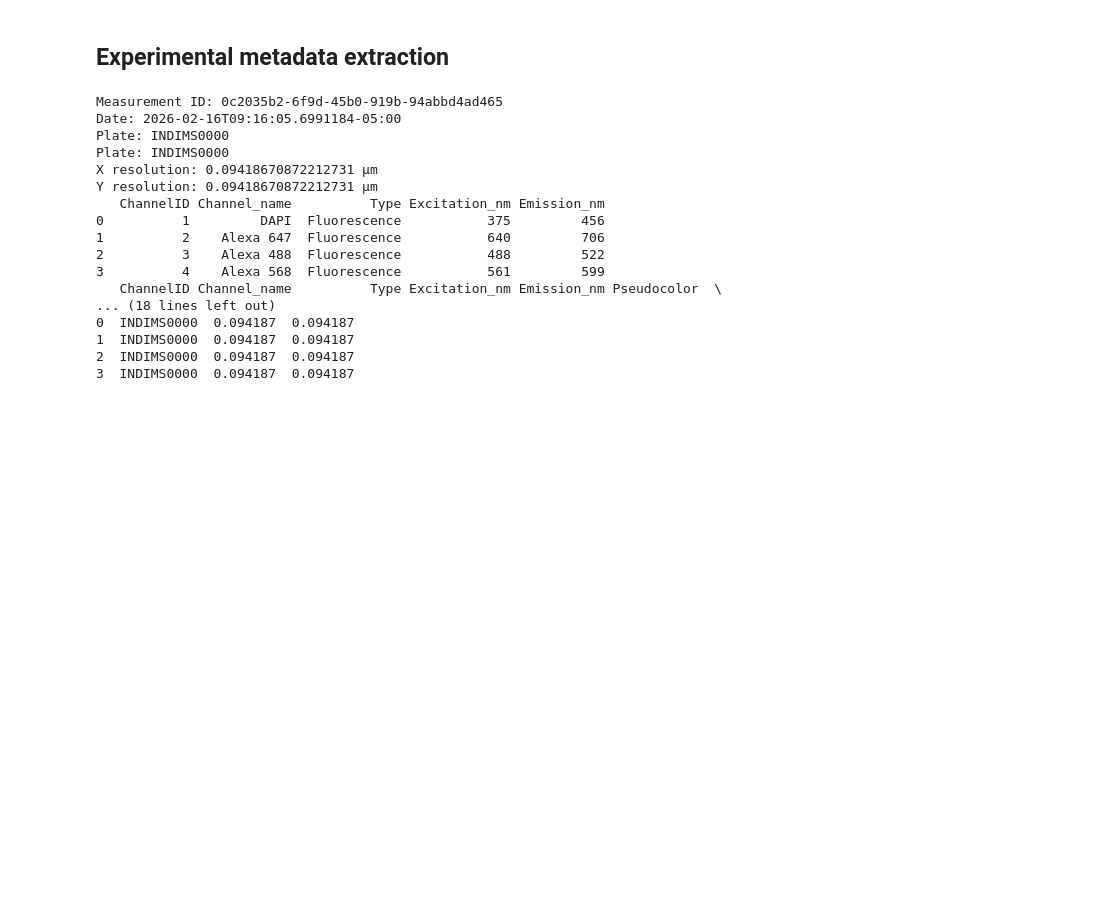
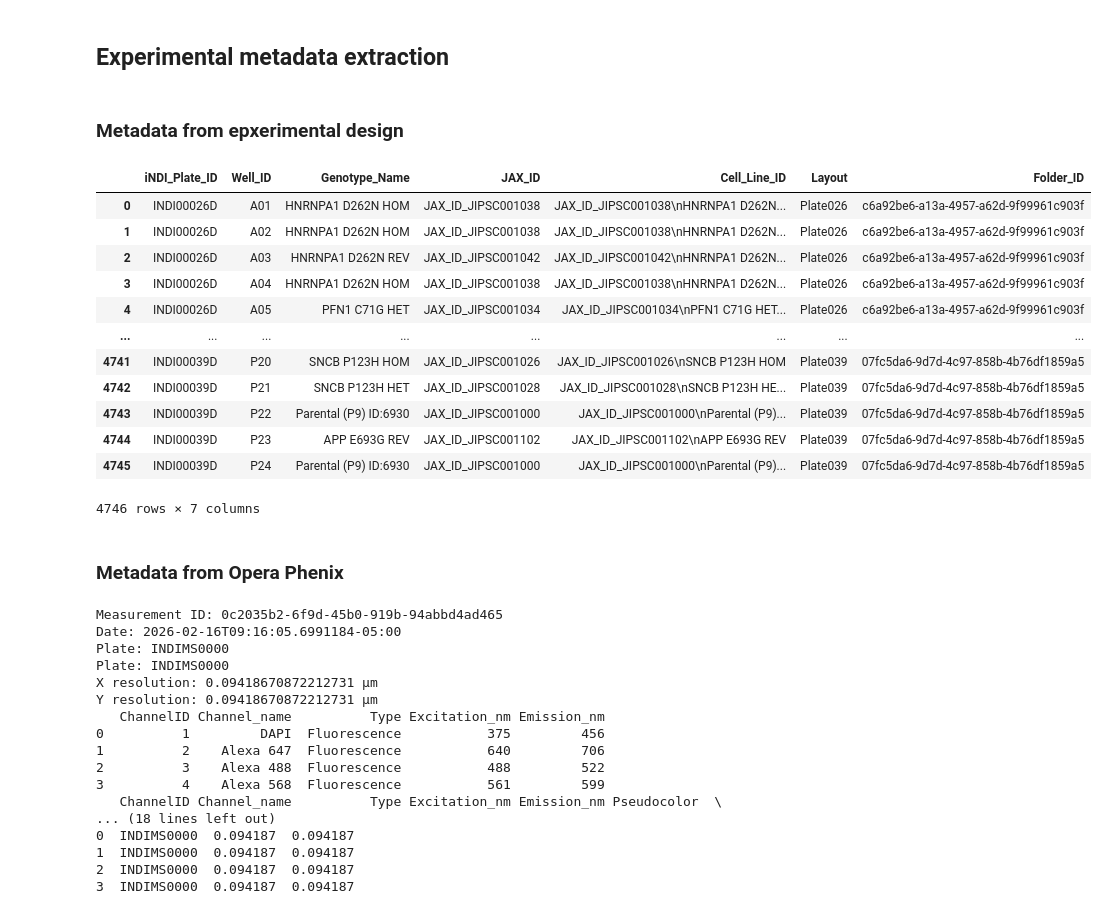
Before and after one commit to kelpschd/iNDI_microscopy_production, a Jupyter notebook: Nucleus_segmentation/nucleus_segmentation.ipynb, the cells around one changed output. Cells and saved outputs as stored; diff of their text form; code cells hidden in the pictures; blank space fills up the shorter version.

```diff
--- a/Nucleus_segmentation/nucleus_segmentation.ipynb
+++ b/Nucleus_segmentation/nucleus_segmentation.ipynb
@@ -8,4 +8,28 @@ Generally, imaging went well, but some wells from plates (and at least one whole
 Marianita also noticed a registration issue with at least two of the imaging channels (LAMP1 and EEA1) resulting in a missalignment of several pixels. The cause of misalignment is not clear and we are uncertain how consistent it is - it might be worth it to run correlation of these channels across all images to see if there was a shift in correlation relative to time?
 # %% [markdown]
 ## Experimental metadata extraction
+# %% [markdown]
+### Metadata from epxerimental design
+# %%
+# load in Alena's CSVs
+import pandas as pd
+
+test = pd.read_csv("/data/CARDPB2/iNDI/Production/metadata/all_automated_plates_combined.csv")
+test
+# %% [output]
+|  | iNDI_Plate_ID | Well_ID | Genotype_Name | JAX_ID | Cell_Line_ID | Layout | Folder_ID |
+| 0 | INDI00026D | A01 | HNRNPA1 D262N HOM | JAX_ID_JIPSC001038 | JAX_ID_JIPSC001038\nHNRNPA1 D262N... | Plate026 | c6a92be6-a13a-4957-a62d-9f99961c903f |
+| 1 | INDI00026D | A02 | HNRNPA1 D262N HOM | JAX_ID_JIPSC001038 | JAX_ID_JIPSC001038\nHNRNPA1 D262N... | Plate026 | c6a92be6-a13a-4957-a62d-9f99961c903f |
+| 2 | INDI00026D | A03 | HNRNPA1 D262N REV | JAX_ID_JIPSC001042 | JAX_ID_JIPSC001042\nHNRNPA1 D262N... | Plate026 | c6a92be6-a13a-4957-a62d-9f99961c903f |
+| 3 | INDI00026D | A04 | HNRNPA1 D262N HOM | JAX_ID_JIPSC001038 | JAX_ID_JIPSC001038\nHNRNPA1 D262N... | Plate026 | c6a92be6-a13a-4957-a62d-9f99961c903f |
+| 4 | INDI00026D | A05 | PFN1 C71G HET | JAX_ID_JIPSC001034 | JAX_ID_JIPSC001034\nPFN1 C71G HET... | Plate026 | c6a92be6-a13a-4957-a62d-9f99961c903f |
+| ... | ... | ... | ... | ... | ... | ... | ... |
+| 4741 | INDI00039D | P20 | SNCB P123H HOM | JAX_ID_JIPSC001026 | JAX_ID_JIPSC001026\nSNCB P123H HOM | Plate039 | 07fc5da6-9d7d-4c97-858b-4b76df1859a5 |
+| 4742 | INDI00039D | P21 | SNCB P123H HET | JAX_ID_JIPSC001028 | JAX_ID_JIPSC001028\nSNCB P123H HE... | Plate039 | 07fc5da6-9d7d-4c97-858b-4b76df1859a5 |
+| 4743 | INDI00039D | P22 | Parental (P9) ID:6930 | JAX_ID_JIPSC001000 | JAX_ID_JIPSC001000\nParental (P9)... | Plate039 | 07fc5da6-9d7d-4c97-858b-4b76df1859a5 |
+| 4744 | INDI00039D | P23 | APP E693G REV | JAX_ID_JIPSC001102 | JAX_ID_JIPSC001102\nAPP E693G REV | Plate039 | 07fc5da6-9d7d-4c97-858b-4b76df1859a5 |
+| 4745 | INDI00039D | P24 | Parental (P9) ID:6930 | JAX_ID_JIPSC001000 | JAX_ID_JIPSC001000\nParental (P9)... | Plate039 | 07fc5da6-9d7d-4c97-858b-4b76df1859a5 |
+4746 rows × 7 columns
+# %% [markdown]
+### Metadata from Opera Phenix
 # %%
```
Also changed, not shown: parts of 14 cells of this notebook.
